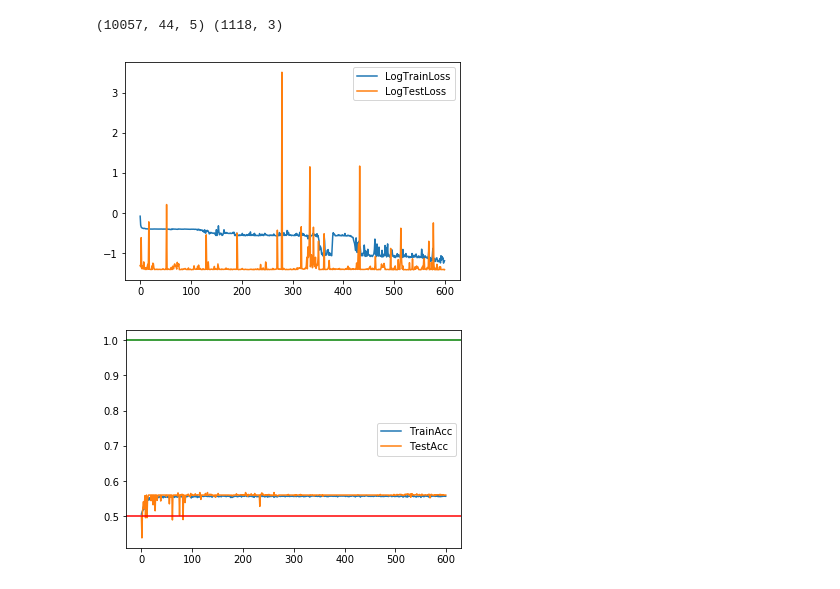
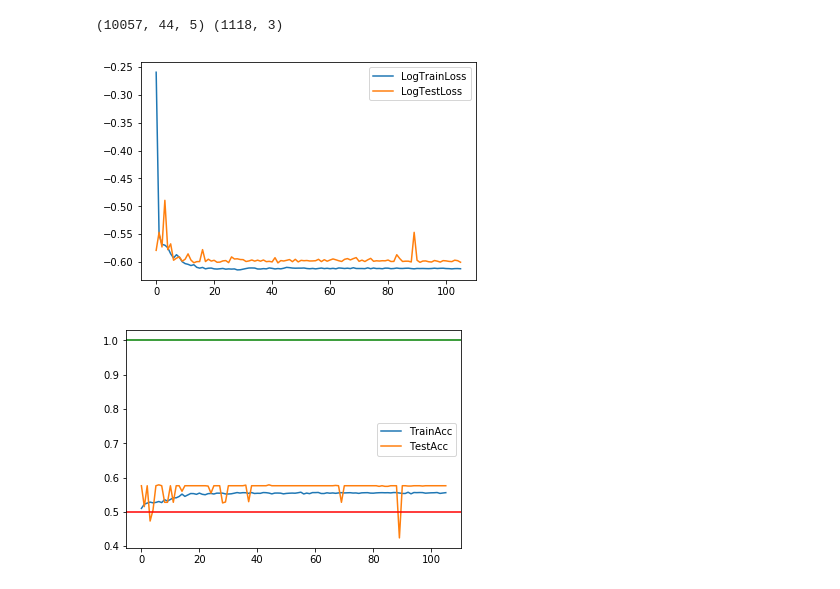
Before and after one commit to sshh12/StockMarketML, a Jupyter notebook: Variation2/TrendPrediction.ipynb, the cells around one changed output. Drawn from its saved outputs; the diff is of its cells as text; code cells hidden in the pictures.

```diff
--- a/Variation2/TrendPrediction.ipynb
+++ b/Variation2/TrendPrediction.ipynb
@@ -103,11 +103,14 @@ def split_data(X, Y, ratio, mix=True):
 
     if mix:
 
-        X, Y = shuffle(X, Y, random_state=1)
+        X, Y = shuffle(X, Y, random_state=11)
 
     train_size = int(len(X) * ratio)
     trainX, testX = X[:train_size], X[train_size:]
     trainY, testY = Y[:train_size], Y[train_size:]
+
+    # print(np.std(trainY[:, 2]))
+    # print(np.std(testY[:, 2]))
 
     return trainX, trainY, testX, testY
 
@@ -115,47 +118,51 @@ def get_data(stocks):
 
     X, Y = create_timeframed_alldata_data(stocks, window_size=window_size, skip_window_size=skip_window_size)
 
-    Y[:, 2] /= 9. # Normalize stock changes (precomputed constant stddev)
+    Y[:, 2] /= 10. # Normalize stock changes (precomputed constant stddev)
 
     return split_data(X, Y, train_split)
 # %%
 # Model
 
-def binacc(y_true, y_pred):
+def acc_metric(y_true, y_pred):
     """
     Accuracy
 
     Keras metric to compute the %accuracy of prediction price going up vs down
     """
-    return K.mean(K.equal(y_true[:, 0] >= 0.5, y_pred[:, 0] >= .5), axis=-1) # Verify the signs aka up/downs are the same
+    return K.mean(K.equal(y_true[:, 0] > y_true[:, 1],
+                          y_pred[:, 0] > y_pred[:, 1]), axis=-1) # Verify the signs aka up/downs are the same
+
+def mse_loss(y_true, y_pred):
+    return K.mean(K.square(y_pred - y_true), axis=-1)
 
 def get_model():
 
     model = Sequential()
 
-    model.add(LSTM(300, input_shape=(window_size - skip_window_size, emb_size)))
+    model.add(LSTM(340, input_shape=(window_size - skip_window_size, emb_size)))
     model.add(BatchNormalization())
     model.add(Dropout(0.3))
     model.add(PReLU())
 
-    model.add(Dense(300))
+    model.add(Dense(330))
     model.add(BatchNormalization())
     model.add(Dropout(0.3))
     model.add(PReLU())
 
-    model.add(Dense(300))
+    model.add(Dense(320))
     model.add(BatchNormalization())
     model.add(Dropout(0.3))
     model.add(PReLU())
 
-    model.add(Dense(300))
+    model.add(Dense(310))
     model.add(BatchNormalization())
     model.add(Dropout(0.3))
     model.add(PReLU())
 
     model.add(Dense(3))
 
-    model.compile(loss='mse', optimizer=adam(lr=0.002), metrics=[binacc])
+    model.compile(loss=mse_loss, optimizer=adam(lr=0.002), metrics=[acc_metric])
 
     return model
 # %%
@@ -171,34 +178,34 @@ if __name__ == "__main__":
 # %%
 # Train
 
 if __name__ == "__main__":
 
     model = get_model()
 
     reduce_LR = ReduceLROnPlateau(monitor='val_loss', factor=0.95, patience=20, min_lr=1e-7, verbose=0)
-    e_stopping = EarlyStopping(monitor='val_binacc', patience=60)
+    e_stopping = EarlyStopping(monitor='val_acc_metric', patience=60)
     checkpoint = ModelCheckpoint(os.path.join('..', 'models', 'trend-pred.h5'),
-                                 monitor='val_binacc',
+                                 monitor='val_acc_metric',
                                  verbose=0,
                                  save_best_only=True)
 
     history = model.fit(trainX, trainY, epochs=epochs,
                                         batch_size=batch_size,
                                         validation_data=(testX, testY),
                                         verbose=0,
                                         callbacks=[e_stopping, checkpoint, reduce_LR])
 
     plt.plot(np.log(history.history['loss']))
     plt.plot(np.log(history.history['val_loss']))
     plt.legend(['LogTrainLoss', 'LogTestLoss'])
     plt.show()
 
-    plt.plot(history.history['binacc'])
-    plt.plot(history.history['val_binacc'])
+    plt.plot(history.history['acc_metric'])
+    plt.plot(history.history['val_acc_metric'])
     plt.axhline(y=1, color='g')
     plt.axhline(y=0.5, color='r')
     plt.legend(['TrainAcc', 'TestAcc'])
     plt.show()
 # %% [output]
-[figure, old version]
+[figure, new version]
-[figure, old version]
+[figure, new version]
```
Also changed, not shown: parts of 1 cell of this notebook, 2 other files.
